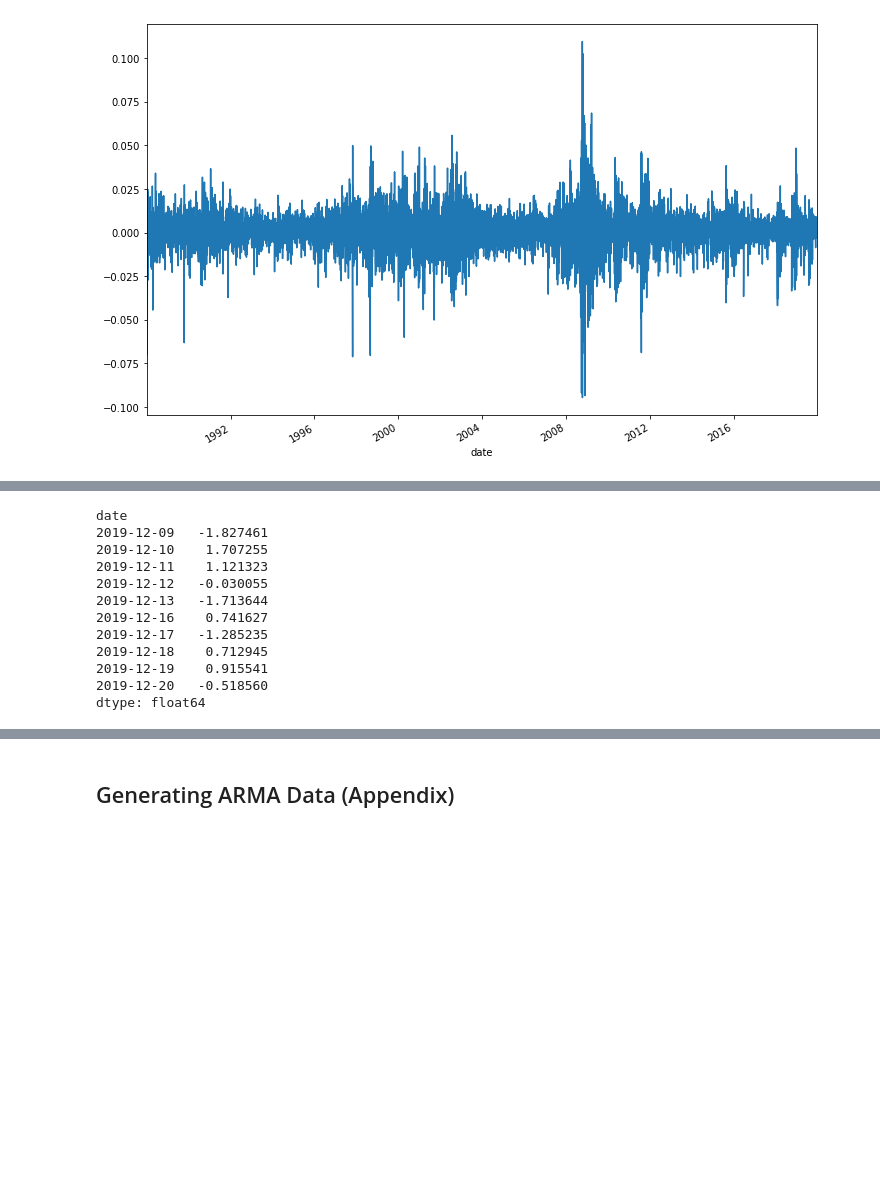
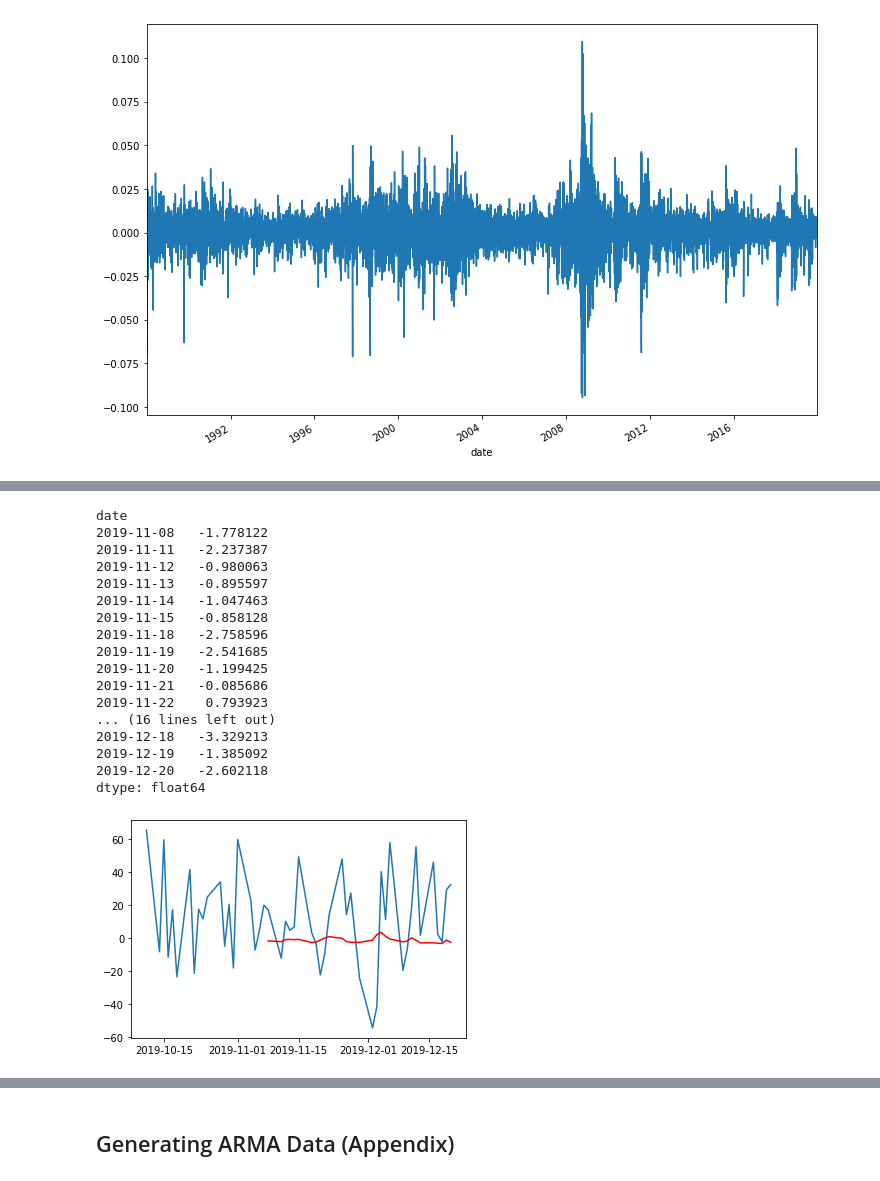
Before and after one commit to FIM-Expert/python-academy, a Jupyter notebook: DataCamp/forecasting-using-arima-models-in-python/forecasting-using-arima-models-in-python.ipynb, the cells around one changed output, grey strips where cells are left out. Saved outputs shown, nothing was run; the diff lists cells and outputs as text; code cells hidden in the pictures; blank space fills up the shorter version.

```diff
--- a/DataCamp/forecasting-using-arima-models-in-python/forecasting-using-arima-models-in-python.ipynb
+++ b/DataCamp/forecasting-using-arima-models-in-python/forecasting-using-arima-models-in-python.ipynb
@@ -128,22 +130,34 @@ Statespace Model Results
 Warnings:
 [1] Covariance matrix calculated using the outer product of gradients (complex-step).
 # %%
-osf = c1d_fit.get_prediction(start=-10)
-osf_mean = osf.predicted_mean
+osf = close1d_fit.get_prediction(start=-30)
+osf_close1d_forecast = osf.predicted_mean
 osf_ci = osf.conf_int()
 osf_lci = osf_ci.loc[:,"lower close"]
 osf_uci = osf_ci.loc[:,"upper close"]
-osf_mean
+osf_close1d_forecast
 # %% [output]
 date
-2019-12-09   -1.827461
-2019-12-10    1.707255
-2019-12-11    1.121323
-2019-12-12   -0.030055
-2019-12-13   -1.713644
-2019-12-16    0.741627
-2019-12-17   -1.285235
-2019-12-18    0.712945
-2019-12-19    0.915541
-2019-12-20   -0.518560
+2019-11-08   -1.778122
+2019-11-11   -2.237387
+2019-11-12   -0.980063
+2019-11-13   -0.895597
+2019-11-14   -1.047463
+2019-11-15   -0.858128
+2019-11-18   -2.758596
+2019-11-19   -2.541685
+2019-11-20   -1.199425
+2019-11-21   -0.085686
+2019-11-22    0.793923
+... (16 lines left out)
+2019-12-18   -3.329213
+2019-12-19   -1.385092
+2019-12-20   -2.602118
 dtype: float64
+# %%
+_ = plt.figure()
+_ = plt.plot(close1d.index[-50:],  close1d[-50:], label="observed")
+_ = plt.plot(osf_close1d_forecast.index, osf_close1d_forecast.values, color="r", label="forecast")
+plt.show()
+# %% [output]
+[figure, added]
```
Also changed, not shown: parts of 22 cells of this notebook, 2 other files.
